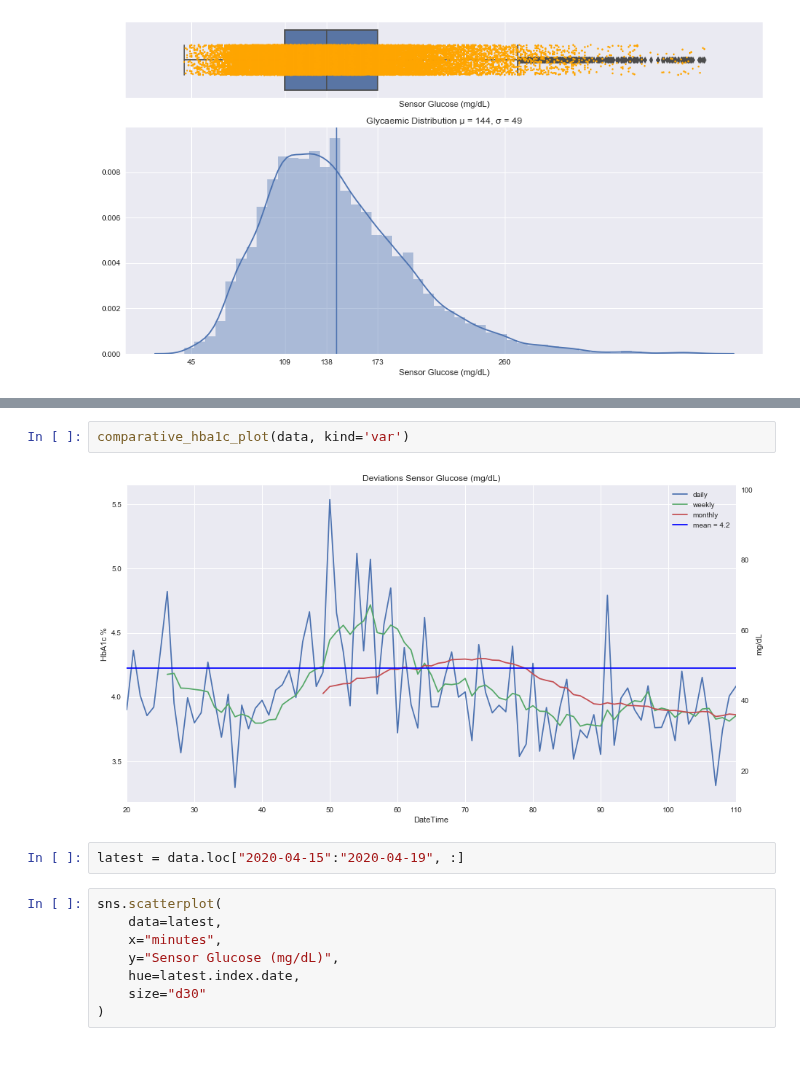
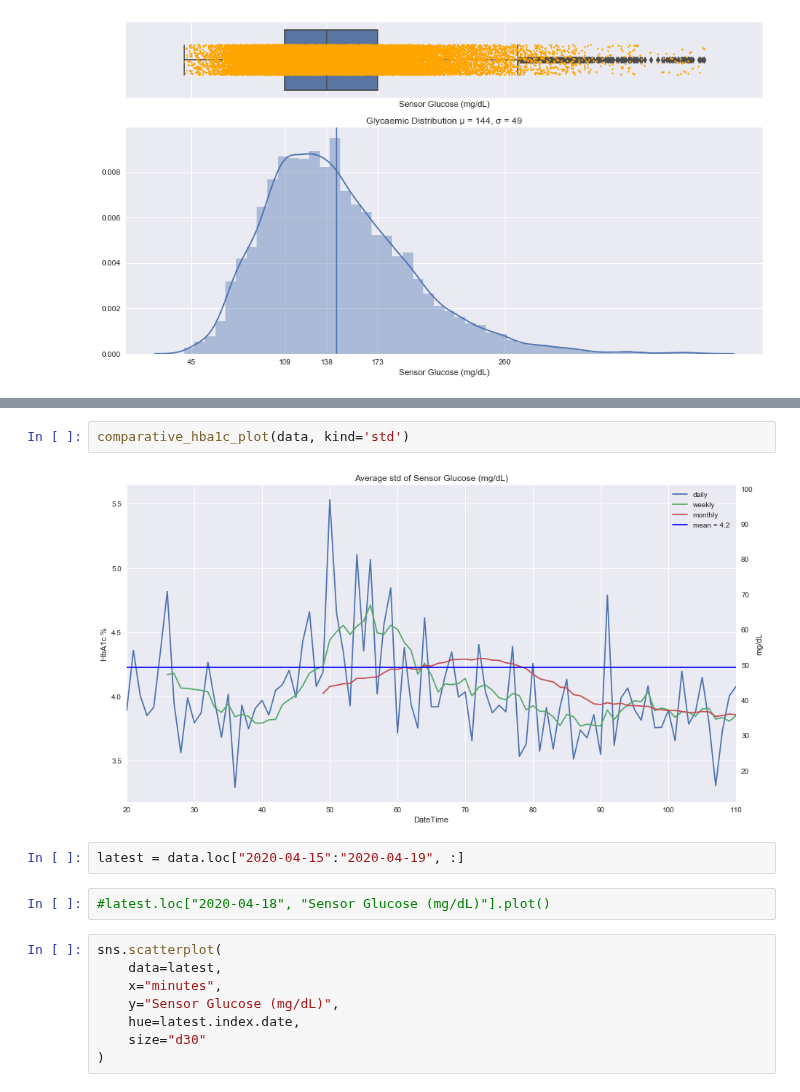
Before and after one commit to gmagannaDevelop/Diabetes-Analysis, a Jupyter notebook: Trend_Descriptive.ipynb, the cells around one changed output, grey strips where cells are left out. Cells and saved outputs as stored; diff of their text form; blank space fills up the shorter version.

Commit message:
:building_construction: Improved function APIs
Two plotting functions now provide a common interface for various plots, via eval.

```diff
--- a/Trend_Descriptive.ipynb
+++ b/Trend_Descriptive.ipynb
@@ -185,11 +162,13 @@ comparative_hba1c_plot(data)
 # %% [output]
 [figure]
 # %%
-comparative_hba1c_plot(data, kind='var')
+comparative_hba1c_plot(data, kind='std')
 # %% [output]
-[figure, old version]
+[figure, new version]
 # %%
 latest = data.loc["2020-04-15":"2020-04-19", :]
+# %%
+#latest.loc["2020-04-18", "Sensor Glucose (mg/dL)"].plot()
 # %%
 sns.scatterplot(
     data=latest,
```
Also changed, not shown: parts of 7 cells of this notebook, 1 other file.
